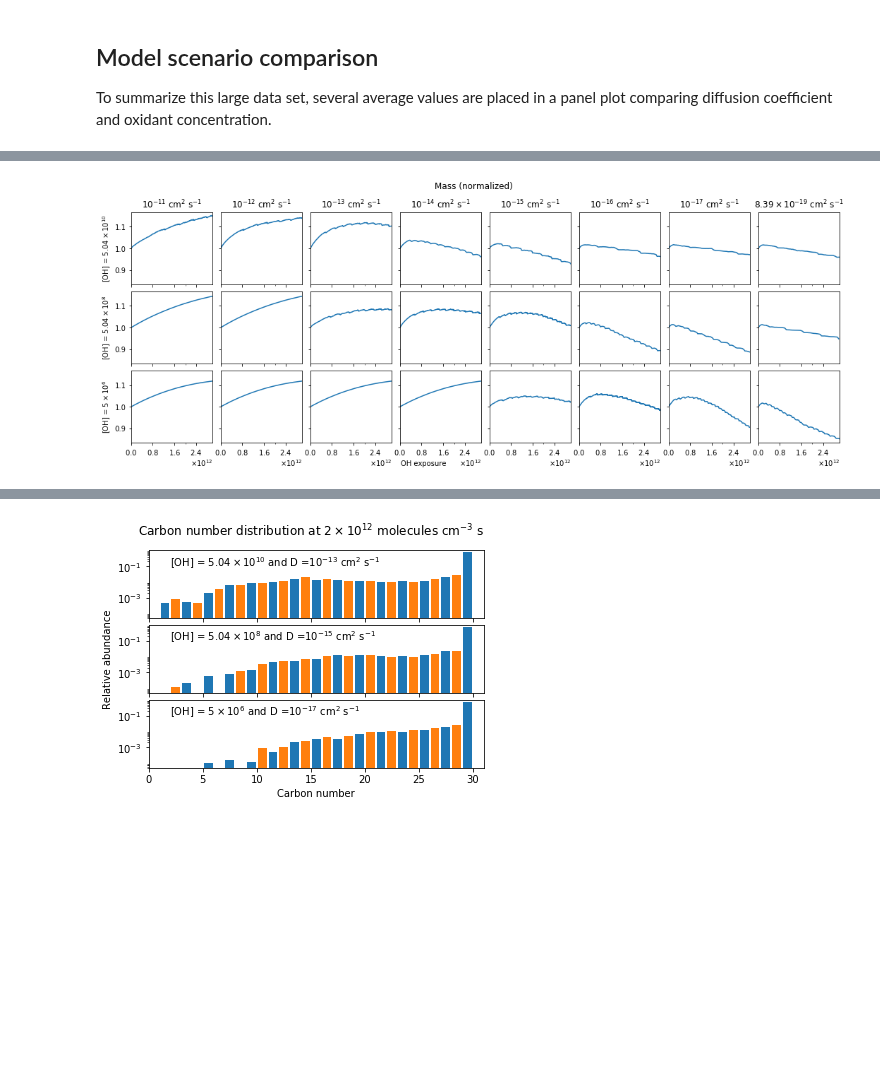
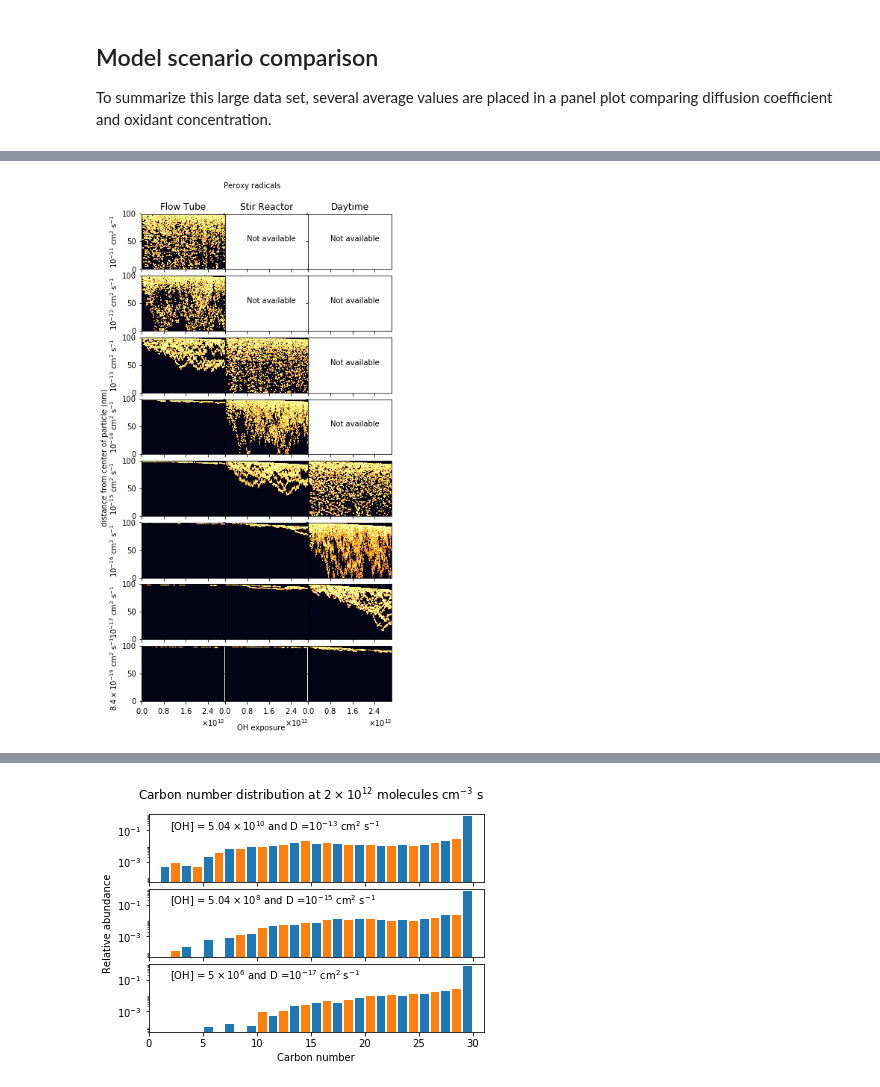
Before and after one commit to aawiegel/StackSimAnalysis, a Jupyter notebook: python/DiffusionSeries.ipynb, the cells around one changed output, grey strips where cells are left out. Drawn from its saved outputs; the diff is of its cells as text; code cells hidden in the pictures; blank space fills up the shorter version.

```diff
--- a/python/DiffusionSeries.ipynb
+++ b/python/DiffusionSeries.ipynb
@@ -63,11 +63,11 @@ D_string_conv = {"D10" : 1E-10, "D11" : 1E-11, "D12" : 1E-12, "D13" : 1E-13,
 D_string_format = {"D10" : r"$10^{-10}$", "D11" : r"$10^{-11}$", "D12" : r"$10^{-12}$",
                    "D13" : r"$10^{-13}$", "D14" : r"$10^{-14}$", "D15" : r"$10^{-15}$",
                    "D16" : r"$10^{-16}$", "D17" : r"$10^{-17}$",
-                   "D18" : r"$8.39 \times 10^{-19}$"}
+                   "D18" : r"$8.4 \times 10^{-19}$"}
 
-cond_string_conv = {"ft" : r"[OH] = $5.04 \times 10^{10}$",
-                    "cfstr" : r"[OH] = $5.04 \times 10^{8}$",
-                    "day" : r"[OH] = $5 \times 10^{6}$"}
+cond_string_conv = {"ft" : "Flow Tube",
+                    "cfstr" : "Stir Reactor",
+                    "day" : "Daytime"}
 
 # Generate dictionary of filename strings
 
@@ -219,35 +374,51 @@ fig.savefig(os.path.join(subdir, 'O to C ratio horiz.png'),
 # %%
 %matplotlib inline
 
-# Mass comparison
+# Set up color map levels
 
-fig, axes = plt.subplots(3, 8, sharex=True, sharey=True, figsize=(18, 6))
+N_levels = 26
 
-mass_string = "Mass (normalized)"
+levels = np.linspace(0, 1, num=26)
+labels = np.linspace(0, 1, num=6)
 
-fig.suptitle(mass_string)
+fig, axes = plt.subplots(8, 3, sharex=True, sharey=True, figsize=(6, 12))
 
-plt.subplots_adjust(wspace=0.1, hspace=0.1)
-plt.figtext(0.42, 0.05, "OH exposure")
+plt.figtext(0.38, 0.92, "Peroxy radicals")
+
+plt.subplots_adjust(wspace=0, hspace=0.12)
+plt.figtext(0.42, 0.08, "OH exposure")
+
+plt.figtext(0.0, 0.6, "distance from center of particle (nm)", rotation='vertical')
 
 i = 0
 for cond in condition:
     j = 0
+    axes[j, i].set_title(cond_string_conv[cond])
     for D in diffusion["ft"]:
-        ScenarioData[cond+"_"+D].plot(x = 'OH exposure', y = mass_string,
-                                      ax = axes[i, j], legend=False)
-        axes[i, j].xaxis.label.set_visible(False)
-        axes[i, j].set_xlim([0, 3.01E12])
-        axes[i, j].xaxis.set_major_formatter(ticker.ScalarFormatter(useMathText=True, useOffset=False))
-        axes[i, j].xaxis.set_major_locator(ticker.MaxNLocator(5))
-        if j == 0:
-            axes[i, j].set_ylabel(cond_string_conv[cond])
+        if j in [0, 1] and i in [1, 2]:
+            axes[j, i].text(0.8E12, 50, "Not available")
+            j += 1
+            continue
+        if j in [2, 3] and i == 2:
+            axes[j, i].text(0.8E12, 50, "Not available")
+            j += 1
+            continue
+
+        data = Peroxy_contours[cond+"_"+D]
+        axes[j, i].contourf(data.columns.values, data.index/1E-7, data,
+                           levels = levels, cmap=cmap, norm=norm, spacing='uniform')
+        axes[j, i].xaxis.label.set_visible(False)
+        axes[j, i].xaxis.set_major_formatter(ticker.ScalarFormatter(useMathText=True, useOffset=False))
+
         if i == 0:
-            axes[i, j].set_title(D_string_format[D]+r" cm$^2$ s$^{-1}$")
+            axes[j, i].set_ylabel(D_string_format[D]+r" cm$^2$ s$^{-1}$")
         j += 1
     i += 1
 
-fig.savefig(os.path.join(subdir, 'mass horiz.png'),
+axes[0,0].set_xlim([0,3.02E12])
+axes[0,0].xaxis.set_major_locator(ticker.MaxNLocator(4))
+
+fig.savefig(os.path.join(subdir, 'peroxy_contours vert.png'),
             fmt='png', dpi=300, bbox_inches='tight')
 # %% [output]
-[figure, old version]
+[figure, new version]
```
Also changed, not shown: parts of 8 cells of this notebook.
